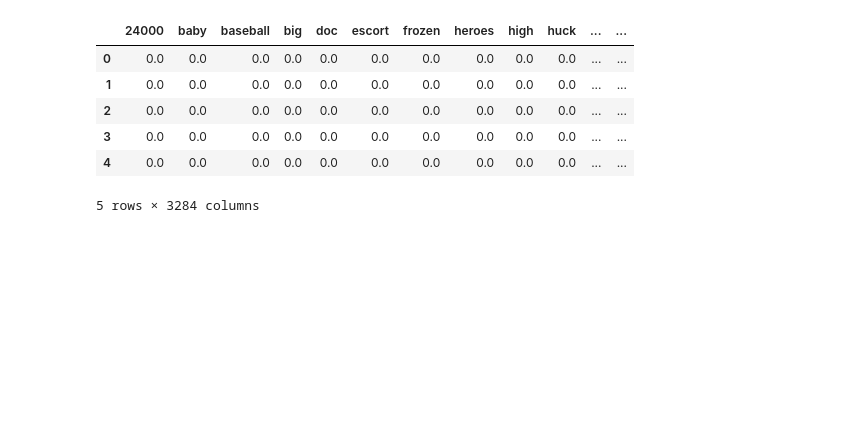
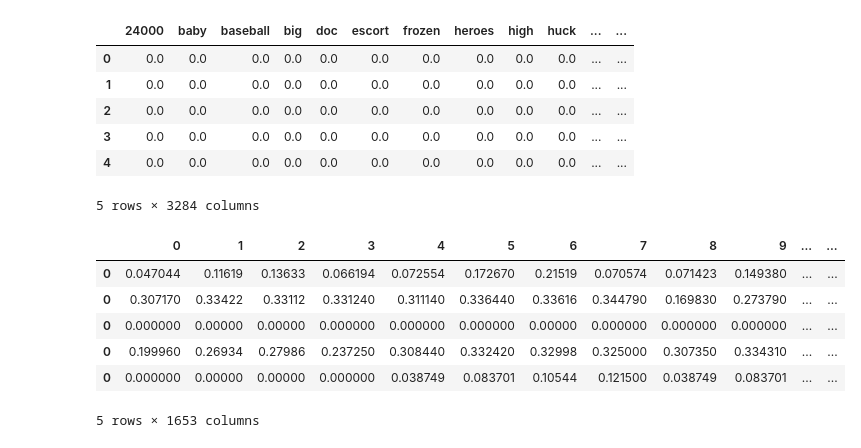
Before and after one commit to freecraver/tud_mmc_eval, a Jupyter notebook: TUD-MMC.ipynb, the cells around one changed output. Drawn from its saved outputs; the diff is of its cells as text; code cells hidden in the pictures; blank space fills up the shorter version.

Commit message:
added visual feature extraction

```diff
--- a/TUD-MMC.ipynb
+++ b/TUD-MMC.ipynb
@@ -74,7 +74,8 @@ def get_all_text_features(df, use_train=True):
         ordered alphabetically (?) - Live_Nude_Girls and Transformers__Age_of_Extinction where switched (detected perchance)
     """
     base_path = train_path if use_train else test_path
-    df_txt = pd.read_csv(train_path + text_folder + "tdf_idf_dev.csv")
+    file_path = os.path.join(base_path, text_folder, "tdf_idf_dev.csv")
+    df_txt = pd.read_csv(file_path)
     # the creators of the dataset missed how csv-files work - so we transpose and drop empty rows to get the correct format
     cols = df_txt.columns
     df_txt = df_txt.T.dropna()
@@ -82,6 +83,32 @@ def get_all_text_features(df, use_train=True):
     df_txt.reset_index(inplace=True, drop=True)
     df_txt['file_name'] = sorted(df['file_name']) # we assume the info to be order alphabetically, as we do not have more info
     return df_txt
+
+def get_vis_features(file_name, use_train=True):
+    """
+        returns 1x1653 dataframe, with unspecified visual features + file_name
+        we assume that every single value in the csv is one feature
+        this may be wrong, as there are two rows and no documentation (again)
+    """
+    base_path = train_path if use_train else test_path
+    file_path = os.path.join(base_path, vis_folder, file_name + ".csv")
+    if not os.path.isfile(file_path):
+        print(file_name, " does not exist!")
+        return pd.DataFrame(columns=[str(x) for x in range(1652)] + ['file_name'])
+    df_vis = pd.read_csv(file_path, header=None)
+    df_vis = pd.DataFrame(pd.concat([df_vis.loc[0,:], df_vis.loc[1,:]])).reset_index(drop=True).T # treat each value as single feature (-> no aggregation)
+    df_vis['file_name'] = file_name
+    return df_vis
+
+def get_all_vis_features(df, use_train=True):
+    """
+        returns nx1653 dataframe, containing visual features for all movies
+    """
+    dfs = []
+    for file_name in df['file_name']:
+        dfs.append(get_vis_features(file_name, use_train))
+
+    return pd.concat(dfs)
 # %%
 df_audio_train = get_all_audio_features(df_base_train)
 df_audio_train.head(5)
@@ -103,3 +130,14 @@ df_txt_train.head(5)
 | 3 | 0.0 | 0.0 | 0.0 | 0.0 | 0.0 | 0.0 | 0.0 | 0.0 | 0.0 | 0.0 | ... | ... |
 | 4 | 0.0 | 0.0 | 0.0 | 0.0 | 0.0 | 0.0 | 0.0 | 0.0 | 0.0 | 0.0 | ... | ... |
 5 rows × 3284 columns
+# %%
+df_vis_train = get_all_vis_features(df_base_train)
+df_vis_train.head(5)
+# %% [output]
+|  | 0 | 1 | 2 | 3 | 4 | 5 | 6 | 7 | 8 | 9 | ... | ... |
+| 0 | 0.047044 | 0.11619 | 0.13633 | 0.066194 | 0.072554 | 0.172670 | 0.21519 | 0.070574 | 0.071423 | 0.149380 | ... | ... |
+| 0 | 0.307170 | 0.33422 | 0.33112 | 0.331240 | 0.311140 | 0.336440 | 0.33616 | 0.344790 | 0.169830 | 0.273790 | ... | ... |
+| 0 | 0.000000 | 0.00000 | 0.00000 | 0.000000 | 0.000000 | 0.000000 | 0.00000 | 0.000000 | 0.000000 | 0.000000 | ... | ... |
+| 0 | 0.199960 | 0.26934 | 0.27986 | 0.237250 | 0.308440 | 0.332420 | 0.32998 | 0.325000 | 0.307350 | 0.334310 | ... | ... |
+| 0 | 0.000000 | 0.00000 | 0.00000 | 0.000000 | 0.038749 | 0.083701 | 0.10544 | 0.121500 | 0.038749 | 0.083701 | ... | ... |
+5 rows × 1653 columns
```
Also changed, not shown: parts of 1 cell of this notebook.
